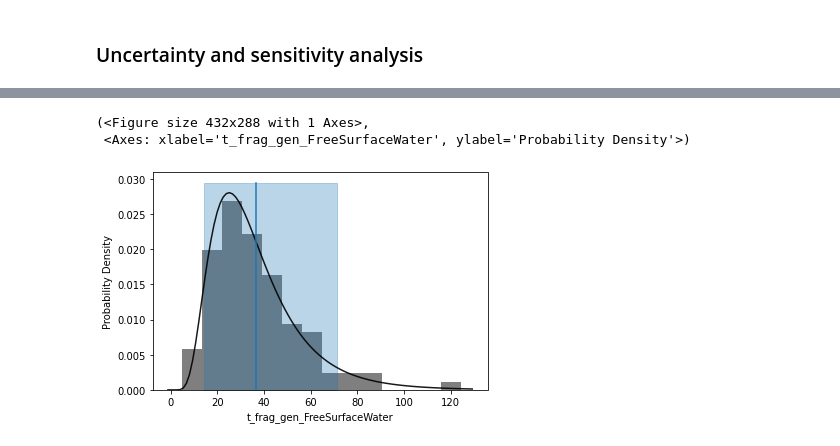
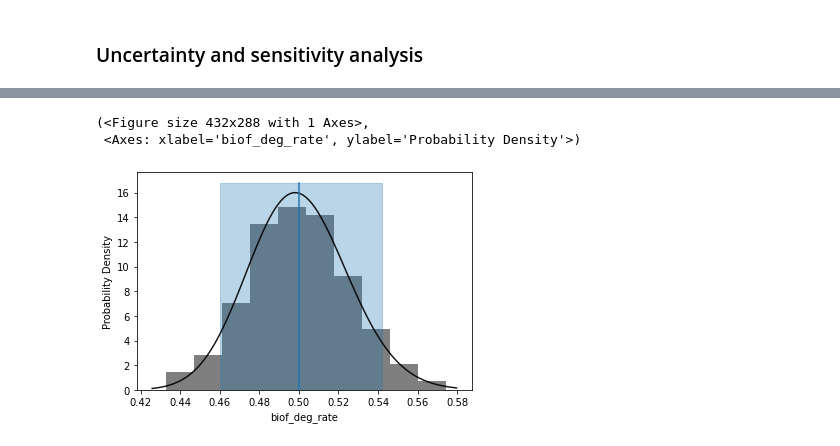
Before and after one commit to microplastics-cluster/UTOPIA_model, a Jupyter notebook: UTOPIA_test_notebook.ipynb, the cells around one changed output, grey strips where cells are left out. Saved outputs shown, nothing was run; the diff lists cells and outputs as text; code cells hidden in the pictures.

```diff
--- a/UTOPIA_test_notebook.ipynb
+++ b/UTOPIA_test_notebook.ipynb
@@ -984,18 +1000,22 @@ def template_preprocess(case):
     MPdensity = case.invals['MPdensity'].val
     t_frag_gen_FreeSurfaceWater = case.invals['t_frag_gen_FreeSurfaceWater'].val
     FI=case.invals['FI'].val
+    t_half_deg_free=case.invals['t_half_deg_free'].val
+    heter_deg_rate=case.invals['heter_deg_rate'].val
+    biof_deg_rate=case.invals['biof_deg_rate'].val
+
 
     # Other fixed variables
     MP_inputs=case.constvals["MP_inputs"]
 
 
     return (
-        MPdensity,t_frag_gen_FreeSurfaceWater,FI,MP_inputs,emission_inputs
-    )#fsd,EI
+        MPdensity,t_frag_gen_FreeSurfaceWater,FI,MP_inputs,emission_inputs,t_half_deg_free,heter_deg_rate,biof_deg_rate
+    )
 # %%
 # The run function input arguments need to match up with the outputs in the unpacked
 # tuple from your preprocessing function
-def UTOPIA_model_run(MPdensity,t_frag_gen_FreeSurfaceWater,FI,MP_inputs,emission_inputs):#,fsd,EI
+def UTOPIA_model_run(MPdensity,t_frag_gen_FreeSurfaceWater,FI,MP_inputs,emission_inputs,t_half_deg_free,heter_deg_rate,biof_deg_rate):
     # write microplastics inputs file
     mp_imputFile_name = write_MPinputs_table(
     MPdensity,
@@ -1024,6 +1044,19 @@ def UTOPIA_model_run(MPdensity,t_frag_gen_FreeSurfaceWater,FI,MP_inputs,emission
 )
 
     # Estimate rate constants per particle
+
+    # define degradation rates
+    t_half_deg_heter=t_half_deg_free*heter_deg_rate
+    t_half_deg_biof=t_half_deg_free*biof_deg_rate
+    t_half_deg_biofHeter=t_half_deg_free*biof_deg_rate*heter_deg_rate
+
+
+    thalf_deg_d_dict = {
+     "freeMP": t_half_deg_free,
+     "heterMP": t_half_deg_heter,
+     "biofMP": t_half_deg_biof,
+     "heterBiofMP": t_half_deg_biofHeter}
+
 
     process_inputs_df = create_inputsTable_UTOPIA(
     inputs_path,
@@ -1170,6 +1203,9 @@ singlethreaded = True
 # to False and seeing how much faster the sim runs.
 savecasedata = False
 savesimdata = False
+# %%
+def calc_mu(mean_val,std_dev):
+    return np.log(mean_val) - (std_dev**2) / 2
 # %%
 
 def UTOPIA_montecarlo_sim():
@@ -1181,16 +1217,21 @@ def UTOPIA_montecarlo_sim():
                 verbose=True, debug=False)
     # Assuming a standard deviation (sigma) for the underlying normal distribution
     sigma = 0.05
-    sigma2=0.5
+    sigma2=0.05
+    sigma_deg=0.05
 
     # Calculate mu
     mu = np.log(MPdensity_kg_m3) - (sigma**2) / 2
     mu2=np.log(t_frag_gen_FreeSurfaceWater) - (sigma2**2) / 2
 
+
     sim.addInVar(name='MPdensity', dist=lognorm, distkwargs={'s': sigma,'scale': np.exp(mu) })
     #sim.addInVar(name="fsd_starter",dist=rv_discrete.geom,distkwargs={'p': 0.5})
     sim.addInVar(name="t_frag_gen_FreeSurfaceWater", dist=lognorm, distkwargs={'s': sigma2,'scale': np.exp(mu2)})
     sim.addInVar(name="FI", dist=uniform, distkwargs={'loc': 0.0, 'scale': 1.0})
+    sim.addInVar(name="t_half_deg_free", dist=lognorm, distkwargs={'s': sigma_deg,'scale': np.exp(calc_mu(t_half_deg_free,sigma_deg))})
+    sim.addInVar(name="heter_deg_rate",dist=lognorm, distkwargs={'s': sigma_deg,'scale': np.exp(calc_mu(heter_deg_rate,sigma_deg))})
+    sim.addInVar(name="biof_deg_rate", dist=lognorm, distkwargs={'s': sigma_deg,'scale': np.exp(calc_mu(biof_deg_rate,sigma_deg))})
 
     sim.addConstVal(name="MP_inputs", val=MP_inputs)
     sim.addConstVal(name="emission_inputs", val=emission_inputs)
@@ -1224,12 +1265,12 @@ mc.plot(sim.invars['FI'])
 # %%
-sim.invars['t_frag_gen_FreeSurfaceWater'].addVarStat('mean')
-sim.invars['t_frag_gen_FreeSurfaceWater'].addVarStat('percentile',
+sim.invars['biof_deg_rate'].addVarStat('mean')
+sim.invars['biof_deg_rate'].addVarStat('percentile',
 {'p':[0.05, 0.95]})
-mc.plot(sim.invars['t_frag_gen_FreeSurfaceWater'])
+mc.plot(sim.invars['biof_deg_rate'])
 # %% [output]
 (<Figure size 432x288 with 1 Axes>,
- <Axes: xlabel='t_frag_gen_FreeSurfaceWater', ylabel='Probability Density'>)
+ <Axes: xlabel='biof_deg_rate', ylabel='Probability Density'>)
-[figure, old version]
+[figure, new version]
 # %%
 mc.multi_plot([sim.invars["MPdensity"],sim.outvars["Overall_Persistance_mass_years"]],title="Overall Persistence in mass vs MP density",cov_plot=False)
 # %% [output]
```
Also changed, not shown: parts of 39 cells of this notebook, 9 other files.
